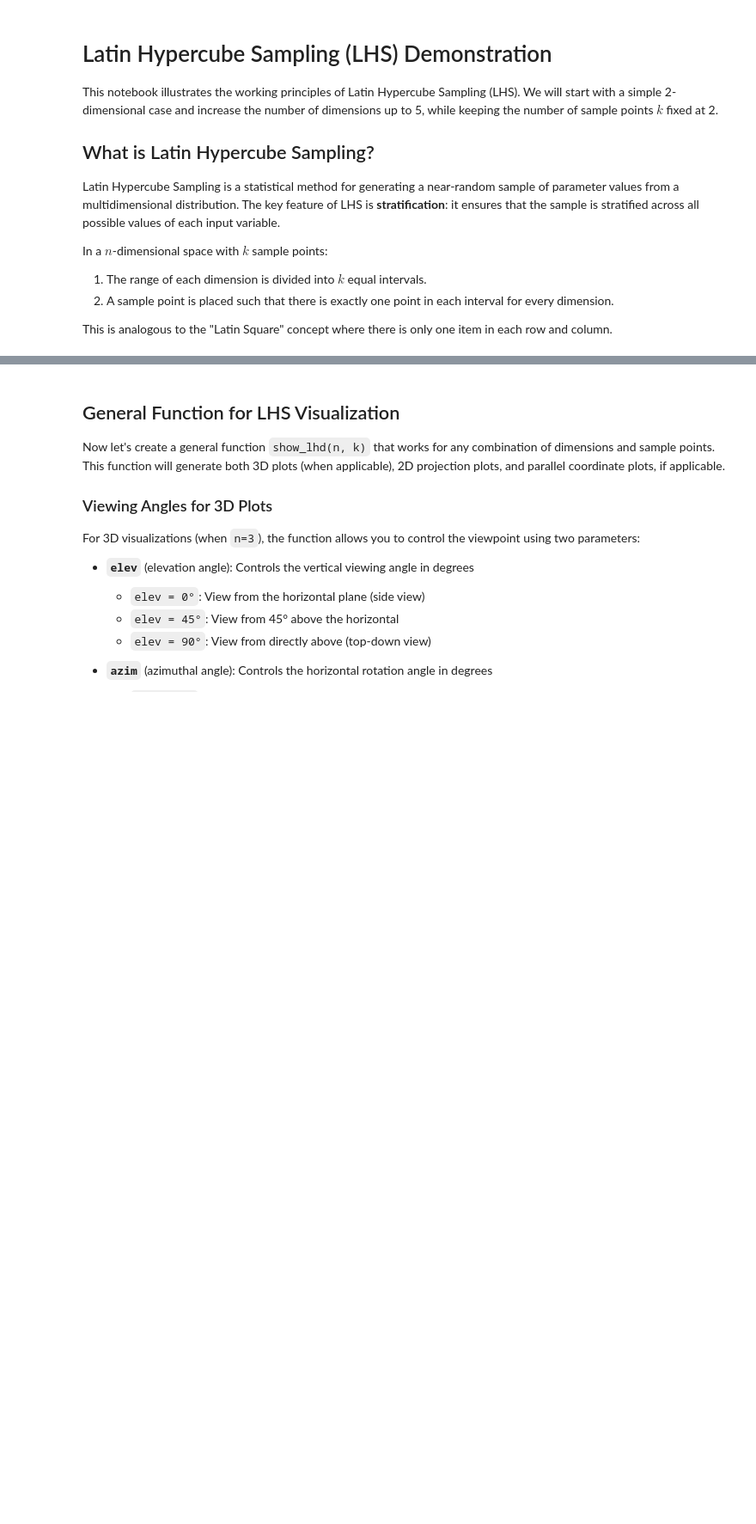
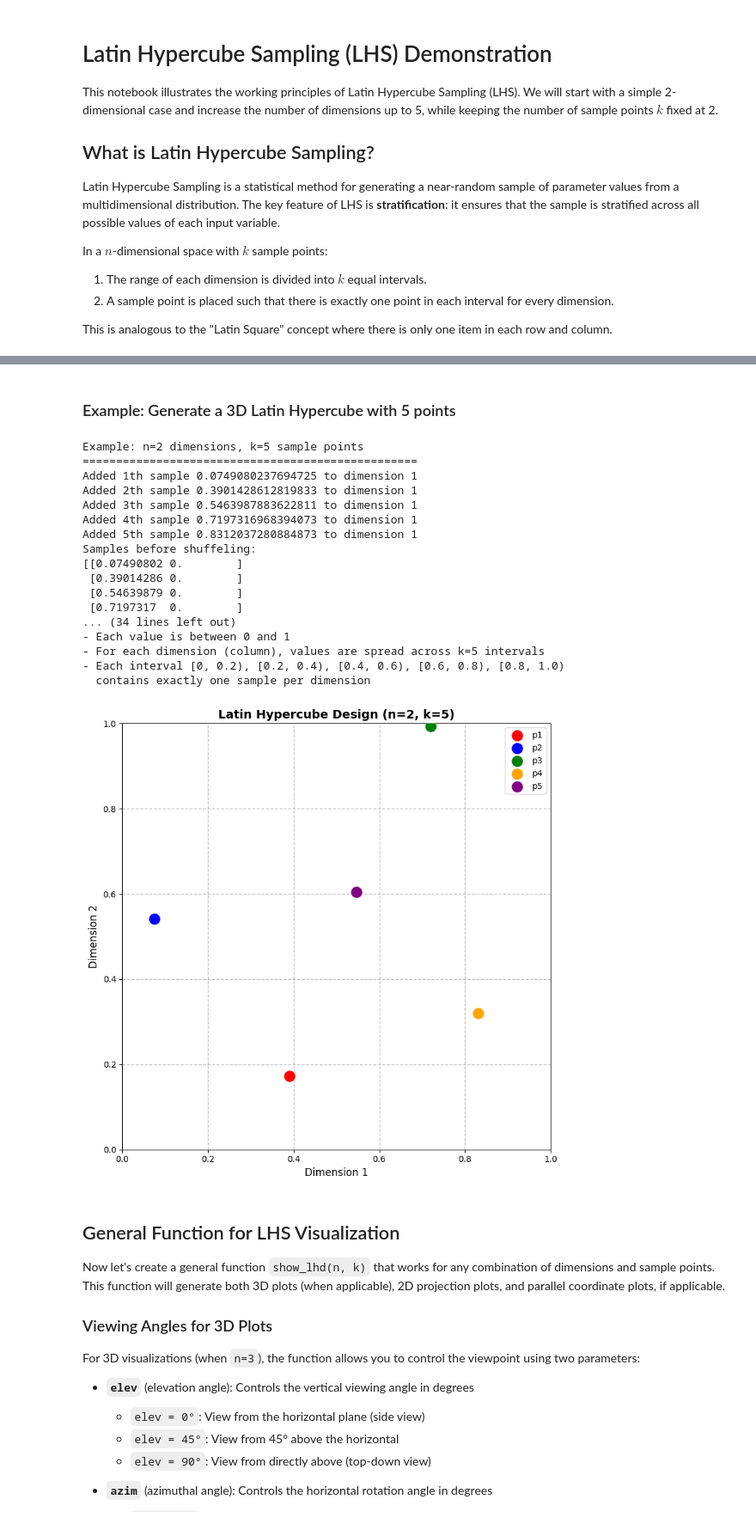
Before and after one commit to sequential-parameter-optimization/spotoptim-cookbook, a Jupyter notebook: lhs_demo.ipynb, the cells around one changed output, grey strips where cells are left out. Shown at 86% size. Drawn from its saved outputs; the diff is of its cells as text; code cells hidden in the pictures; blank space fills up the shorter version.

```diff
--- a/lhs_demo.ipynb
+++ b/lhs_demo.ipynb
@@ -23,3 +81,59 @@ np.random.seed(42)
+# %% [markdown]
+### Example: Generate a 3D Latin Hypercube with 5 points
+# %%
+print("Example: n=2 dimensions, k=5 sample points")
+print("=" * 50)
+sample = lh_sampler(n=2, k=5, seed=42)
+print("\nGenerated LHS samples:")
+print(sample)
+print("\n" + "=" * 50)
+print("Notice:")
+print("- Each value is between 0 and 1")
+print("- For each dimension (column), values are spread across k=5 intervals")
+print("- Each interval [0, 0.2), [0.2, 0.4), [0.4, 0.6), [0.6, 0.8), [0.8, 1.0)")
+print("  contains exactly one sample per dimension")
+
+# Plot the 2D design
+k = len(sample)
+colors = ['red', 'blue', 'green', 'orange', 'purple']
+
+plt.figure(figsize=(8, 8))
+for i in range(k):
+    plt.scatter(sample[i, 0], sample[i, 1], c=colors[i], s=150, label=f'p{i+1}', zorder=3)
+
+# Draw grid lines showing the k intervals
+for i in range(1, k):
+    plt.axvline(i/k, color='gray', linestyle='--', alpha=0.5, linewidth=1)
+    plt.axhline(i/k, color='gray', linestyle='--', alpha=0.5, linewidth=1)
+
+plt.xlim(0, 1)
+plt.ylim(0, 1)
+plt.xlabel('Dimension 1', fontsize=12)
+plt.ylabel('Dimension 2', fontsize=12)
+plt.title('Latin Hypercube Design (n=2, k=5)', fontsize=14, fontweight='bold')
+plt.legend(loc='upper right')
+plt.grid(False)
+plt.tight_layout()
+plt.show()
+# %% [output]
+Example: n=2 dimensions, k=5 sample points
+==================================================
+Added 1th sample 0.0749080237694725 to dimension 1
+Added 2th sample 0.3901428612819833 to dimension 1
+Added 3th sample 0.5463987883622811 to dimension 1
+Added 4th sample 0.7197316968394073 to dimension 1
+Added 5th sample 0.8312037280884873 to dimension 1
+Samples before shuffeling:
+[[0.07490802 0.        ]
+ [0.39014286 0.        ]
+ [0.54639879 0.        ]
+ [0.7197317  0.        ]
+... (34 lines left out)
+- Each value is between 0 and 1
+- For each dimension (column), values are spread across k=5 intervals
+- Each interval [0, 0.2), [0.2, 0.4), [0.4, 0.6), [0.6, 0.8), [0.8, 1.0)
+  contains exactly one sample per dimension
+[figure, added]
 # %% [markdown]
 ## General Function for LHS Visualization
 
```
Also changed, not shown: parts of 2 cells of this notebook.
